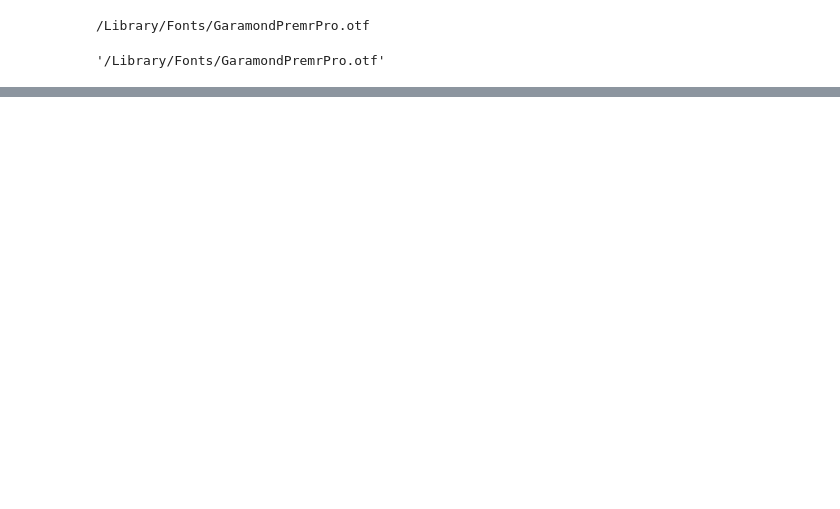
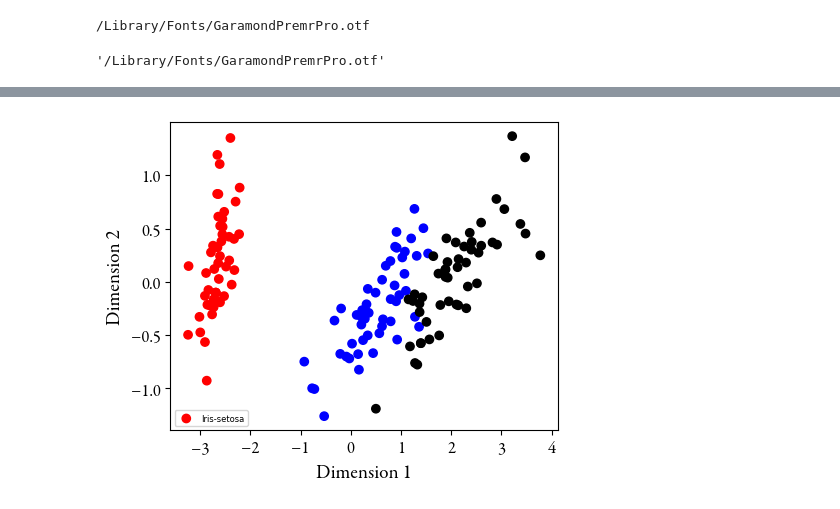
Before and after one commit to RMorana/DU_Data, a Jupyter notebook: DimReduc.ipynb, the cells around one changed output, grey strips where cells are left out. Cells and saved outputs as stored; diff of their text form; code cells hidden in the pictures; blank space fills up the shorter version.

```diff
--- a/DimReduc.ipynb
+++ b/DimReduc.ipynb
@@ -55,0 +145,20 @@ font_manager.findfont("Garamond Premier Pro")
+# %%
+# Deux composants pour expliquer 95% de la variance
+pca=PCA(n_components=2)
+components = pca.fit_transform(df_iris[["sepal_length_cm","sepal_width_cm","petal_length_cm","petal_width_cm"]])
+df = pd.DataFrame(data=components)
+
+# Affichage des données avec 2 composantes principales, données brutes
+labels = ["Iris-setosa","Iris-versicolor","Iris-virginica"]
+fig = plt.figure(figsize=(5,4))
+ax = fig.add_subplot()
+colors={"Iris-setosa":"red","Iris-versicolor":"blue","Iris-virginica":"black"}
+sctt=ax.scatter(x=df[0],y=df[1], c=df_iris["iris_class"].map(colors))
+plt.xticks(font=garamond_font,fontsize=12)
+plt.yticks(font=garamond_font,fontsize=12)
+plt.xlabel("Dimension 1", font=garamond_font,fontsize=14)
+plt.ylabel("Dimension 2", font=garamond_font,fontsize=14)
+plt.legend(labels=["Iris-setosa","Iris-versicolor","Iris-virginica"], loc='best', prop={'size':6}, ncol=2)
+plt.show()
+# %% [output]
+[figure, added]
```
Also changed, not shown: parts of 7 cells of this notebook.
